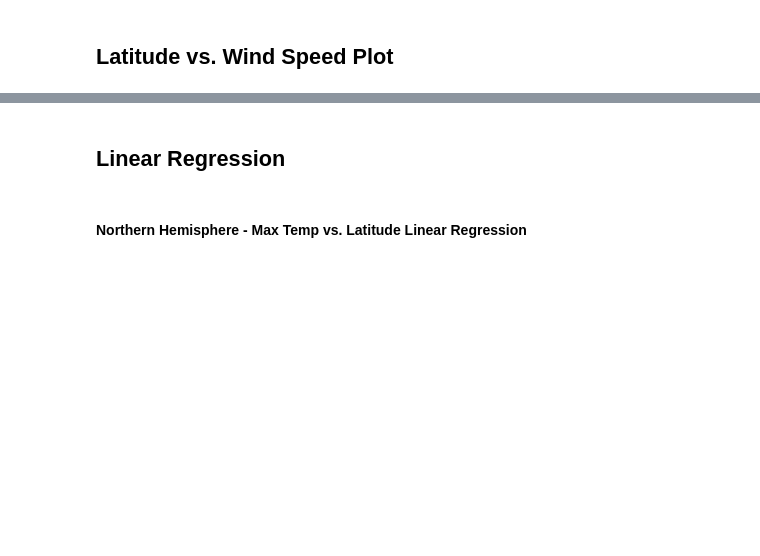
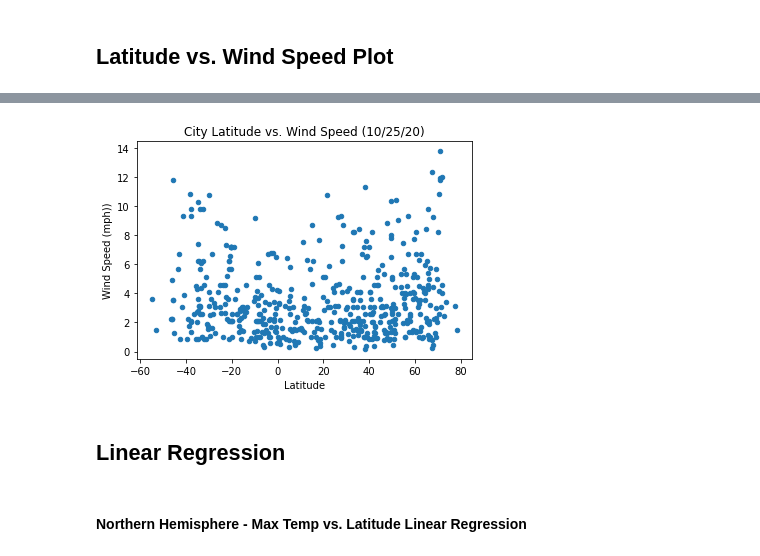
Before and after one commit to littleprincecurry/python-api-challenge, a Jupyter notebook: WeatherPy/WeatherPy.ipynb, the cells around one changed output, grey strips where cells are left out. Drawn from its saved outputs; the diff is of its cells as text; code cells hidden in the pictures; blank space fills up the shorter version.

```diff
--- a/WeatherPy/WeatherPy.ipynb
+++ b/WeatherPy/WeatherPy.ipynb
@@ -271,2 +278,9 @@ df.plot.scatter('Lat', 'Max Temp')
+# %%
+df.plot.scatter('Lat', 'Wind Speed', title='City Latitude vs. Wind Speed (10/25/20)')
+plt.xlabel('Latitude')
+plt.ylabel('Wind Speed (mph))')
+plt.show()
+# %% [output]
+[figure, added]
 # %% [markdown]
 ## Linear Regression
```
Also changed, not shown: parts of 10 cells of this notebook.
